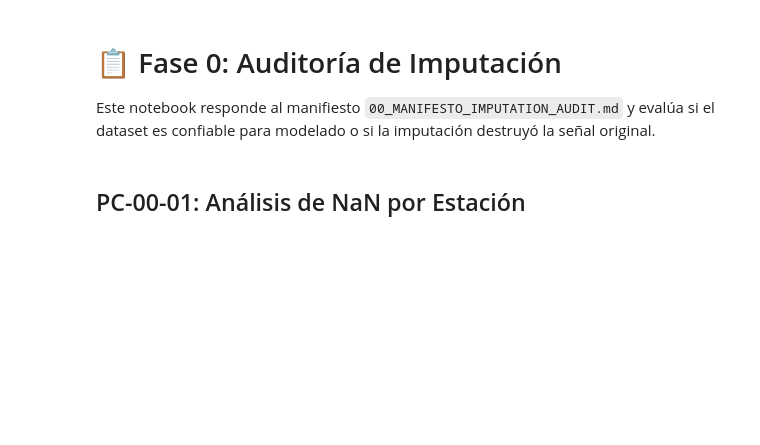
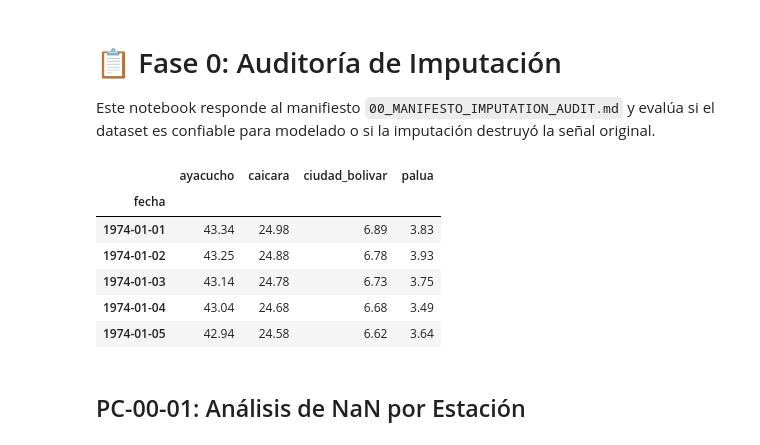
Before and after one commit to iadev0721/orinoco-forecast, a Jupyter notebook: notebooks/00_imputation_audit.ipynb, the cells around one changed output. Cells and saved outputs as stored; diff of their text form; code cells hidden in the pictures; blank space fills up the shorter version.

```diff
--- a/notebooks/00_imputation_audit.ipynb
+++ b/notebooks/00_imputation_audit.ipynb
@@ -5,20 +5,35 @@ Este notebook responde al manifiesto `00_MANIFESTO_IMPUTATION_AUDIT.md` y evalú
 # %%
 import pandas as pd
 import numpy as np
 import matplotlib.pyplot as plt
 import seaborn as sns
+import yaml
 from statsmodels.tsa.stattools import acf, pacf
 
 # Configuración visual
 sns.set_theme(style="whitegrid")
 plt.rcParams['figure.figsize'] = (12, 6)
 
-# Cargar dataset
-file_path = '../data/raw/orinoco_dataset_raw.csv'
-df = pd.read_csv(file_path, parse_dates=['fecha'])
+# Cargar configuración (REGLA R7)
+with open('../config.yaml', 'r', encoding='utf-8') as f:
+    config = yaml.safe_load(f)
+
+# Obtenemos la ruta dinámica desde el YAML
+file_path = f"../{config['data']['raw']}"
+
+# Cargar dataset (usamos read_excel porque es un .xlsx)
+df = pd.read_excel(file_path, parse_dates=['fecha'])
 df = df.sort_values('fecha').reset_index(drop=True)
 df.set_index('fecha', inplace=True)
 df.head()
+# %% [output]
+|  | ayacucho | caicara | ciudad_bolivar | palua |
+| fecha |  |  |  |  |
+| 1974-01-01 | 43.34 | 24.98 | 6.89 | 3.83 |
+| 1974-01-02 | 43.25 | 24.88 | 6.78 | 3.93 |
+| 1974-01-03 | 43.14 | 24.78 | 6.73 | 3.75 |
+| 1974-01-04 | 43.04 | 24.68 | 6.68 | 3.49 |
+| 1974-01-05 | 42.94 | 24.58 | 6.62 | 3.64 |
 # %% [markdown]
 ## PC-00-01: Análisis de NaN por Estación
 # %%
```
Also changed, not shown: parts of 7 cells of this notebook, 3 other files.
